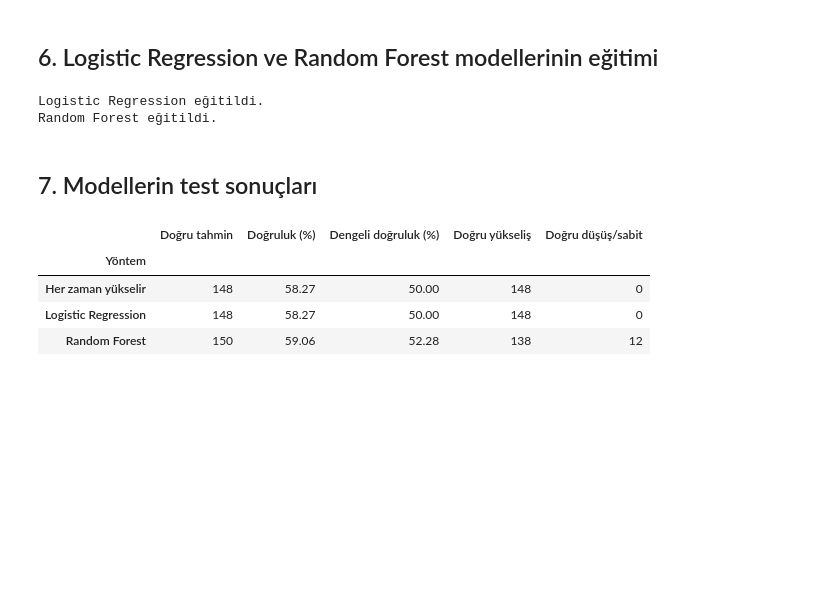
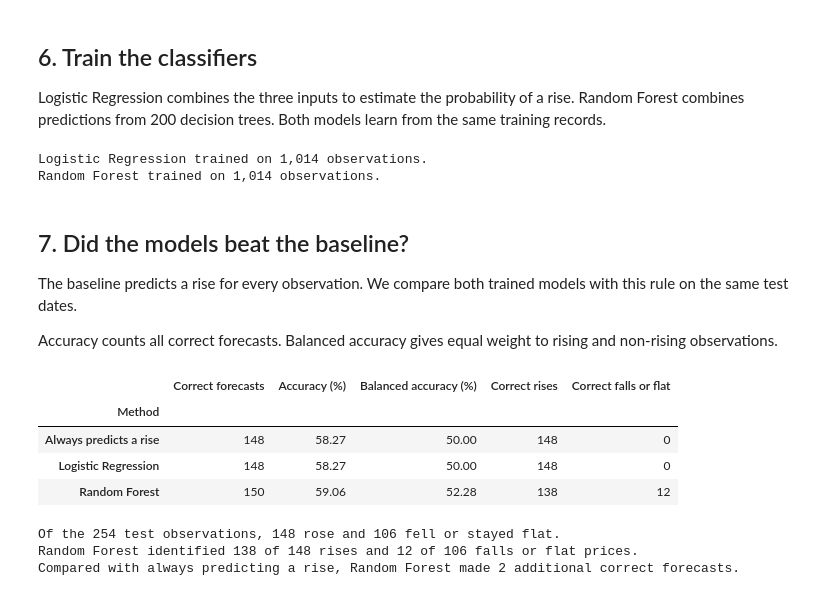
Before and after one commit to MehmetAli-03/AurumSignal-ML, a Jupyter notebook: gold_price_prediction_final.ipynb, the cells around one changed output. Cells and saved outputs as stored; diff of their text form; code cells hidden in the pictures; blank space fills up the shorter version.

```diff
--- a/gold_price_prediction_final.ipynb
+++ b/gold_price_prediction_final.ipynb
@@ -138,12 +180,14 @@ Test: 254 kayıt | 2024-07-17 → 2025-06-29
 # %% [markdown]
-## 6. Logistic Regression ve Random Forest modellerinin eğitimi
+## 6. Train the classifiers
+
+Logistic Regression combines the three inputs to estimate the probability of a rise. Random Forest combines predictions from 200 decision trees. Both models learn from the same training records.
 # %%
 from sklearn.ensemble import RandomForestClassifier
 from sklearn.linear_model import LogisticRegression
 from sklearn.pipeline import make_pipeline
 from sklearn.preprocessing import StandardScaler
 
-modeller = {
+models = {
     "Logistic Regression": make_pipeline(
         StandardScaler(),
         LogisticRegression(max_iter=1000, random_state=42)
@@ -156,44 +200,66 @@ modeller = {
     )
 }
 
-for ad, model in modeller.items():
+for model_name, model in models.items():
     model.fit(X_train, y_train)
-    print(f"{ad} eğitildi.")
+    print(f"{model_name} trained on {len(X_train):,} observations.")
 # %% [output]
-Logistic Regression eğitildi.
-Random Forest eğitildi.
+Logistic Regression trained on 1,014 observations.
+Random Forest trained on 1,014 observations.
 # %% [markdown]
-## 7. Modellerin test sonuçları
+## 7. Did the models beat the baseline?
+
+The baseline predicts a rise for every observation. We compare both trained models with this rule on the same test dates.
+
+Accuracy counts all correct forecasts. Balanced accuracy gives equal weight to rising and non-rising observations.
 # %%
 from sklearn.metrics import accuracy_score, balanced_accuracy_score, confusion_matrix
 
-tahminler = {"Her zaman yükselir": [1] * len(y_test)}
+baseline_name = "Always predicts a rise"
+predictions = {baseline_name: [1] * len(y_test)}
 
-for ad, model in modeller.items():
-    tahminler[ad] = model.predict(X_test)
+for model_name, model in models.items():
+    predictions[model_name] = model.predict(X_test)
 
-sonuclar = []
+results = []
 
-for ad, tahmin in tahminler.items():
-    matris = confusion_matrix(y_test, tahmin, labels=[0, 1])
-    dogru_dusus_sabit = matris[0, 0]
-    dogru_yukselis = matris[1, 1]
+for method, forecast in predictions.items():
+    matrix = confusion_matrix(y_test, forecast, labels=[0, 1])
+    correct_non_rises = int(matrix[0, 0])
+    correct_rises = int(matrix[1, 1])
 
-    sonuclar.append({
-        "Yöntem": ad,
-        "Doğru tahmin": dogru_dusus_sabit + dogru_yukselis,
-        "Doğruluk (%)": 100 * accuracy_score(y_test, tahmin),
-        "Dengeli doğruluk (%)": 100 * balanced_accuracy_score(y_test, tahmin),
-        "Doğru yükseliş": dogru_yukselis,
-        "Doğru düşüş/sabit": dogru_dusus_sabit
+    results.append({
+        "Method": method,
+        "Correct forecasts": correct_non_rises + correct_rises,
+        "Accuracy (%)": 100 * accuracy_score(y_test, forecast),
+        "Balanced accuracy (%)": 100 * balanced_accuracy_score(y_test, forecast),
+        "Correct rises": correct_rises,
+        "Correct falls or flat": correct_non_rises
     })
 
-sonuc_tablosu = pd.DataFrame(sonuclar).set_index("Yöntem").round(2)
-display(sonuc_tablosu)
+results_table = pd.DataFrame(results).set_index("Method")
+display(results_table.round(2))
+
+forest = results_table.loc["Random Forest"]
+baseline = results_table.loc[baseline_name]
+
+total_rises = int(y_test.sum())
+total_non_rises = len(y_test) - total_rises
+gain = int(forest["Correct forecasts"] - baseline["Correct forecasts"])
+
+print(f"Of the {len(y_test)} test observations, {total_rises} rose "
+      f"and {total_non_rises} fell or stayed flat.")
+print(f"Random Forest identified {int(forest['Correct rises'])} of {total_rises} rises "
+      f"and {int(forest['Correct falls or flat'])} of {total_non_rises} falls or flat prices.")
+print(f"Compared with always predicting a rise, Random Forest made "
+      f"{gain} additional correct forecasts.")
 # %% [output]
-|  | Doğru tahmin | Doğruluk (%) | Dengeli doğruluk (%) | Doğru yükseliş | Doğru düşüş/sabit |
-| Yöntem |  |  |  |  |  |
-| Her zaman yükselir | 148 | 58.27 | 50.00 | 148 | 0 |
+|  | Correct forecasts | Accuracy (%) | Balanced accuracy (%) | Correct rises | Correct falls or flat |
+| Method |  |  |  |  |  |
+| Always predicts a rise | 148 | 58.27 | 50.00 | 148 | 0 |
 | Logistic Regression | 148 | 58.27 | 50.00 | 148 | 0 |
 | Random Forest | 150 | 59.06 | 52.28 | 138 | 12 |
+Of the 254 test observations, 148 rose and 106 fell or stayed flat.
+Random Forest identified 138 of 148 rises and 12 of 106 falls or flat prices.
+Compared with always predicting a rise, Random Forest made 2 additional correct forecasts.
 # %% [markdown]
```
Also changed, not shown: parts of 12 cells of this notebook, 3 other files.
